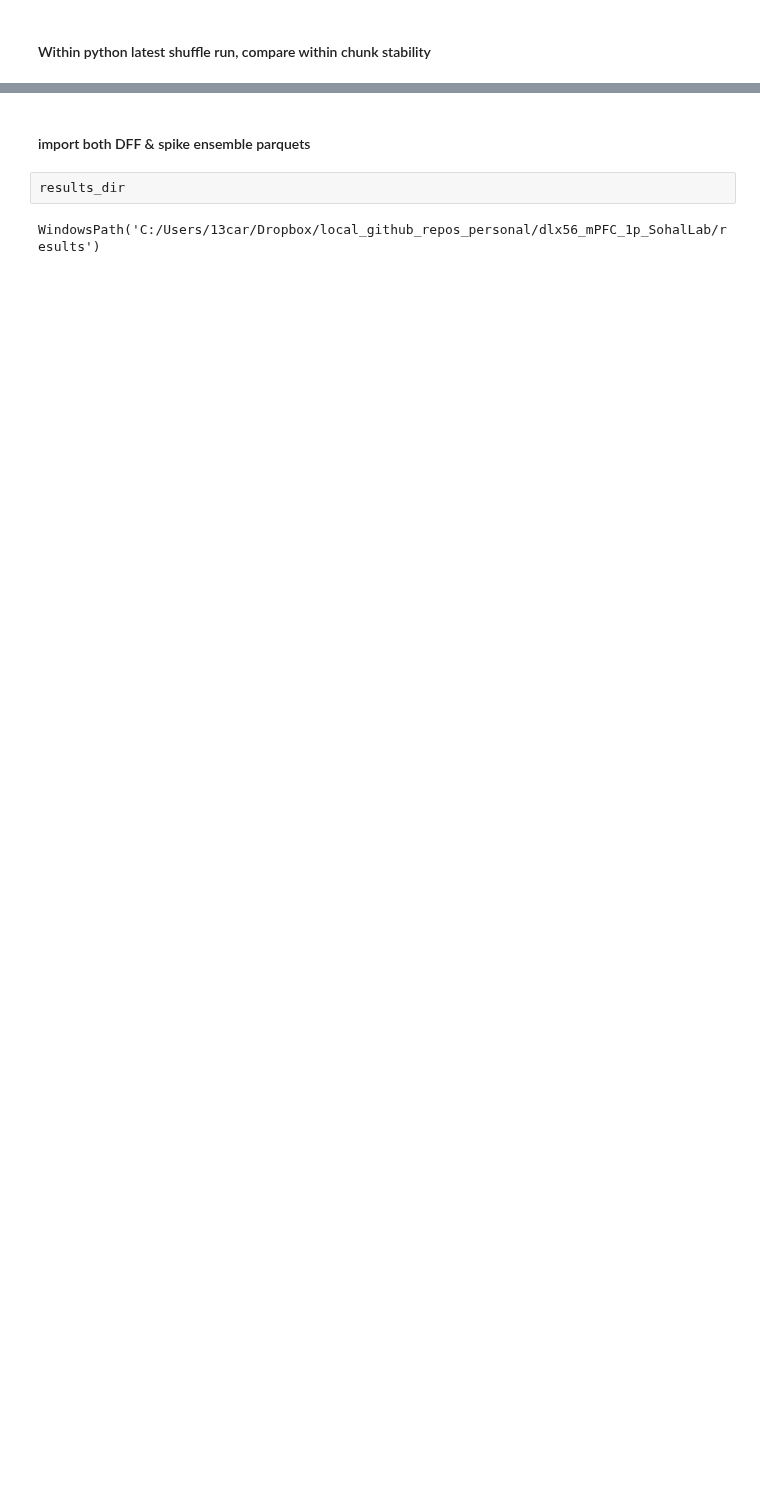
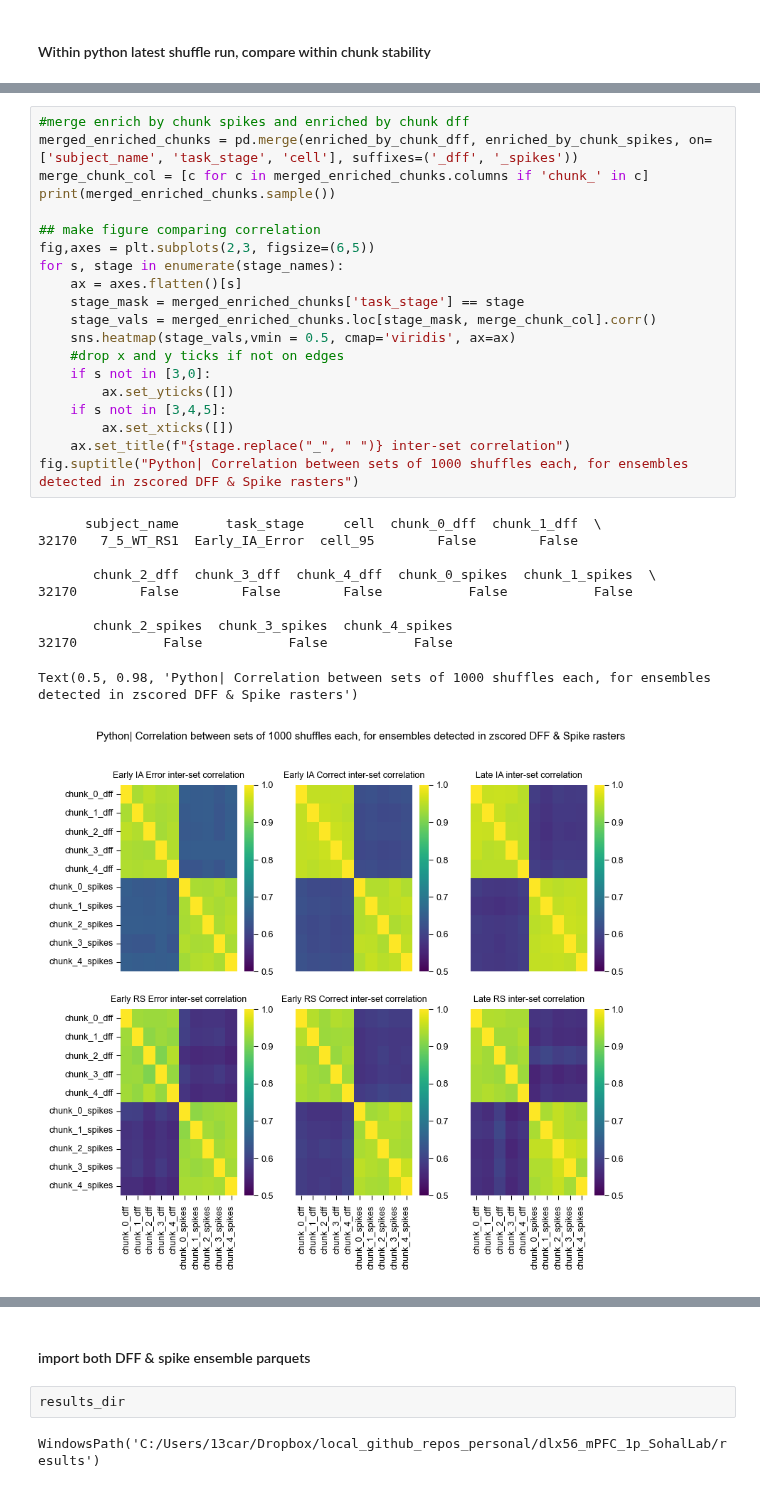
Before and after one commit to cjohnsoncruz/dlx56_mPFC_1p_SohalLab, a Jupyter notebook: code/preprocess matlab data v5_no_tseries_tests.ipynb, the cells around one changed output, grey strips where cells are left out. Drawn from its saved outputs; the diff is of its cells as text; blank space fills up the shorter version.

```diff
--- a/code/preprocess matlab data v5_no_tseries_tests.ipynb
+++ b/code/preprocess matlab data v5_no_tseries_tests.ipynb
@@ -641,0 +752,31 @@ sns.heatmap(enriched_by_chunk[chunk_col].corr(), vmax = 1, cmap='viridis')
+# %%
+#merge enrich by chunk spikes and enriched by chunk dff
+merged_enriched_chunks = pd.merge(enriched_by_chunk_dff, enriched_by_chunk_spikes, on=['subject_name', 'task_stage', 'cell'], suffixes=('_dff', '_spikes'))
+merge_chunk_col = [c for c in merged_enriched_chunks.columns if 'chunk_' in c]
+print(merged_enriched_chunks.sample())
+
+## make figure comparing correlation
+fig,axes = plt.subplots(2,3, figsize=(6,5))
+for s, stage in enumerate(stage_names):
+    ax = axes.flatten()[s]
+    stage_mask = merged_enriched_chunks['task_stage'] == stage
+    stage_vals = merged_enriched_chunks.loc[stage_mask, merge_chunk_col].corr()
+    sns.heatmap(stage_vals,vmin = 0.5, cmap='viridis', ax=ax)
+    #drop x and y ticks if not on edges
+    if s not in [3,0]:
+        ax.set_yticks([])
+    if s not in [3,4,5]:
+        ax.set_xticks([])
+    ax.set_title(f"{stage.replace("_", " ")} inter-set correlation")
+fig.suptitle("Python| Correlation between sets of 1000 shuffles each, for ensembles detected in zscored DFF & Spike rasters")
+# %% [output]
+      subject_name      task_stage     cell  chunk_0_dff  chunk_1_dff  \
+32170   7_5_WT_RS1  Early_IA_Error  cell_95        False        False
+
+       chunk_2_dff  chunk_3_dff  chunk_4_dff  chunk_0_spikes  chunk_1_spikes  \
+32170        False        False        False           False           False
+
+       chunk_2_spikes  chunk_3_spikes  chunk_4_spikes
+32170           False           False           False
+Text(0.5, 0.98, 'Python| Correlation between sets of 1000 shuffles each, for ensembles detected in zscored DFF & Spike rasters')
+[figure, added]
```
Also changed, not shown: parts of 39 cells of this notebook, 3 other files.
